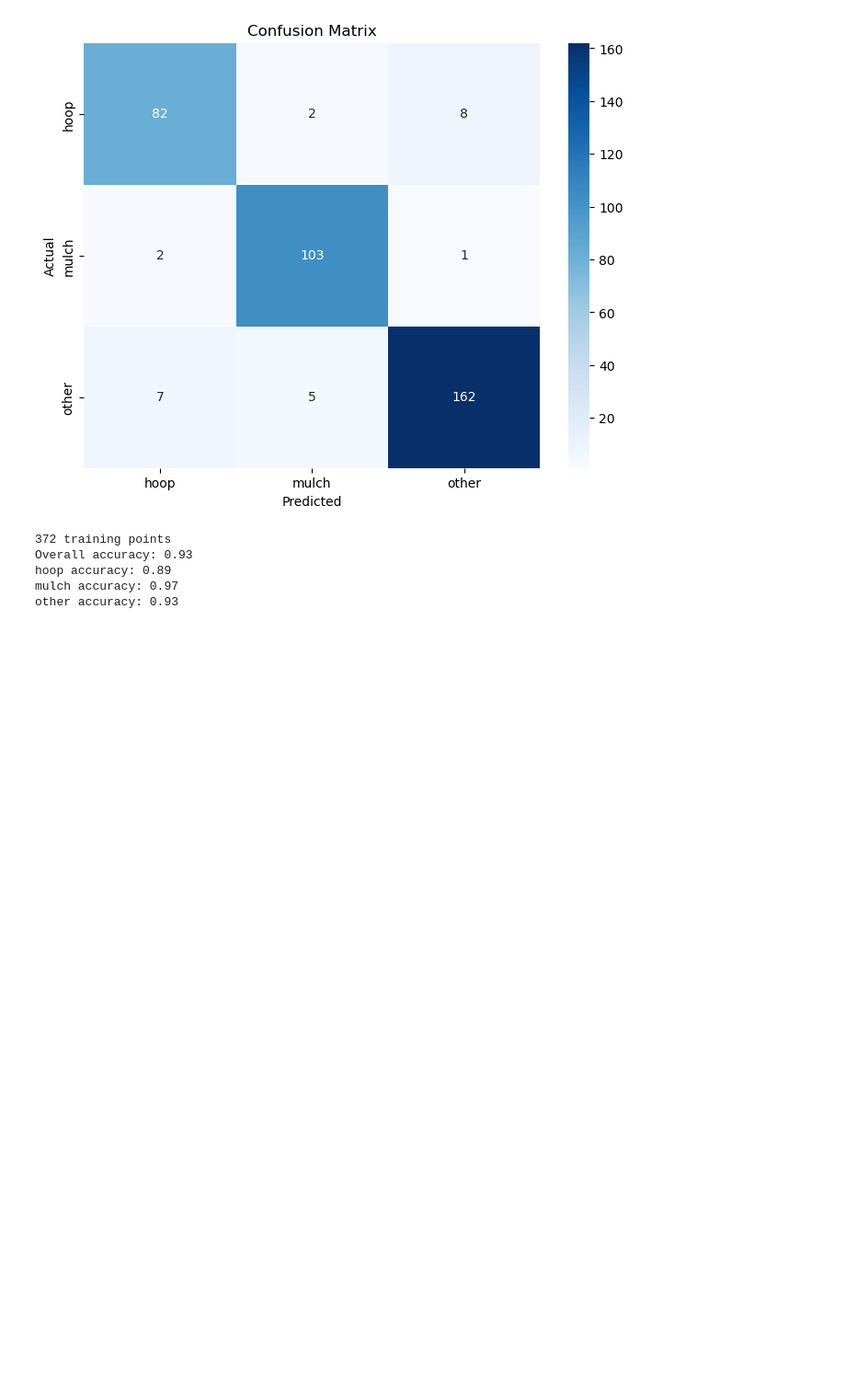
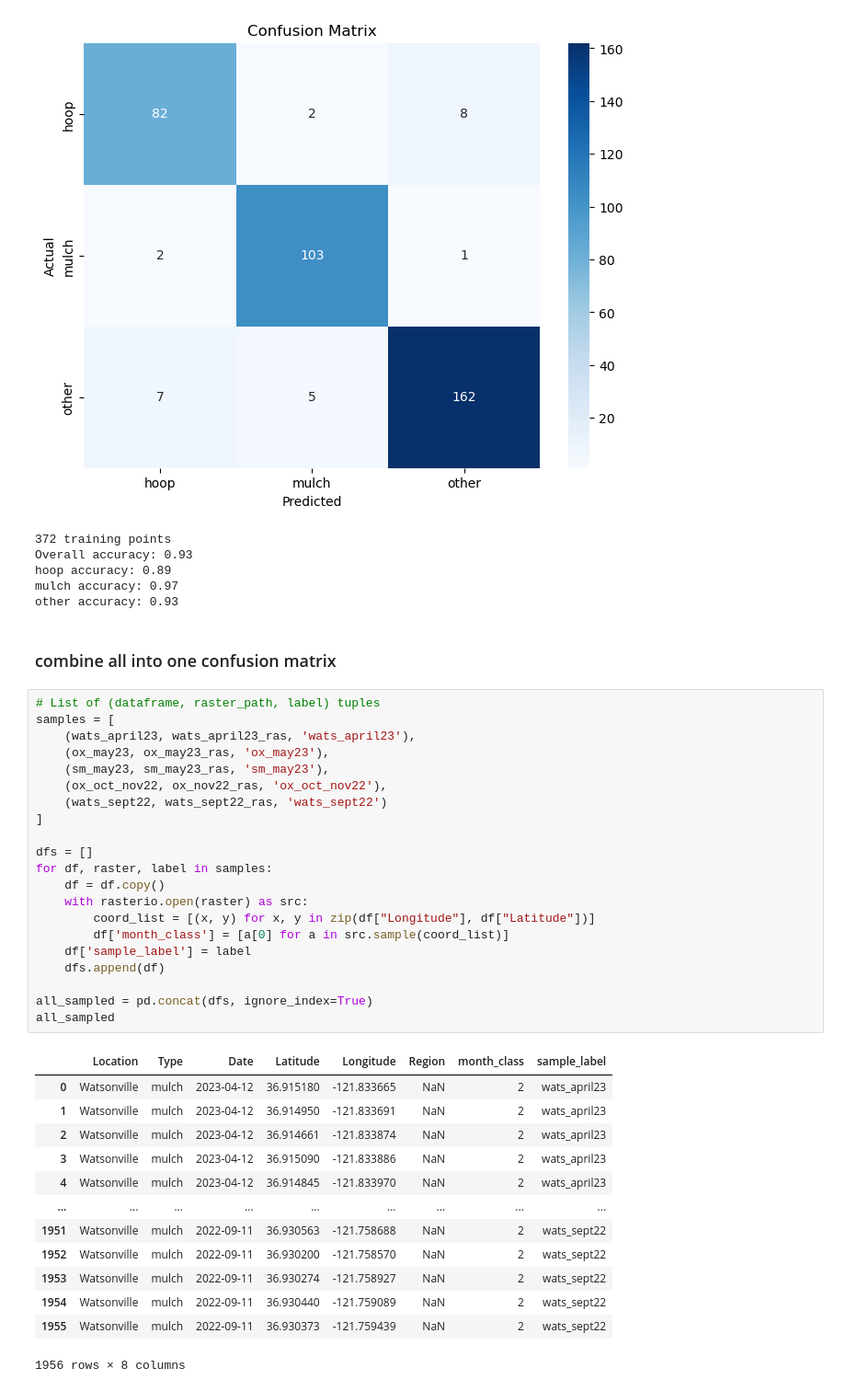
Before and after one commit to tnc-ca-geo/rs-ag-plastics, a Jupyter notebook: AT_Validation_Monthly_2025.ipynb, the cells around one changed output. Shown at 92% size. Saved outputs shown, nothing was run; the diff lists cells and outputs as text; blank space fills up the shorter version.

Commit message:
combined into one

```diff
--- a/AT_Validation_Monthly_2025.ipynb
+++ b/AT_Validation_Monthly_2025.ipynb
@@ -187,3 +187,40 @@ Overall accuracy: 0.93
 hoop accuracy: 0.89
 mulch accuracy: 0.97
 other accuracy: 0.93
+# %% [markdown]
+### combine all into one confusion matrix
+# %%
+# List of (dataframe, raster_path, label) tuples
+samples = [
+    (wats_april23, wats_april23_ras, 'wats_april23'),
+    (ox_may23, ox_may23_ras, 'ox_may23'),
+    (sm_may23, sm_may23_ras, 'sm_may23'),
+    (ox_oct_nov22, ox_nov22_ras, 'ox_oct_nov22'),
+    (wats_sept22, wats_sept22_ras, 'wats_sept22')
+]
+
+dfs = []
+for df, raster, label in samples:
+    df = df.copy()
+    with rasterio.open(raster) as src:
+        coord_list = [(x, y) for x, y in zip(df["Longitude"], df["Latitude"])]
+        df['month_class'] = [a[0] for a in src.sample(coord_list)]
+    df['sample_label'] = label
+    dfs.append(df)
+
+all_sampled = pd.concat(dfs, ignore_index=True)
+all_sampled
+# %% [output]
+|  | Location | Type | Date | Latitude | Longitude | Region | month_class | sample_label |
+| 0 | Watsonville | mulch | 2023-04-12 | 36.915180 | -121.833665 | NaN | 2 | wats_april23 |
+| 1 | Watsonville | mulch | 2023-04-12 | 36.914950 | -121.833691 | NaN | 2 | wats_april23 |
+| 2 | Watsonville | mulch | 2023-04-12 | 36.914661 | -121.833874 | NaN | 2 | wats_april23 |
+| 3 | Watsonville | mulch | 2023-04-12 | 36.915090 | -121.833886 | NaN | 2 | wats_april23 |
+| 4 | Watsonville | mulch | 2023-04-12 | 36.914845 | -121.833970 | NaN | 2 | wats_april23 |
+| ... | ... | ... | ... | ... | ... | ... | ... | ... |
+| 1951 | Watsonville | mulch | 2022-09-11 | 36.930563 | -121.758688 | NaN | 2 | wats_sept22 |
+| 1952 | Watsonville | mulch | 2022-09-11 | 36.930200 | -121.758570 | NaN | 2 | wats_sept22 |
+| 1953 | Watsonville | mulch | 2022-09-11 | 36.930274 | -121.758927 | NaN | 2 | wats_sept22 |
+| 1954 | Watsonville | mulch | 2022-09-11 | 36.930440 | -121.759089 | NaN | 2 | wats_sept22 |
+| 1955 | Watsonville | mulch | 2022-09-11 | 36.930373 | -121.759439 | NaN | 2 | wats_sept22 |
+1956 rows × 8 columns
```
Also changed, not shown: parts of 1 cell of this notebook.
